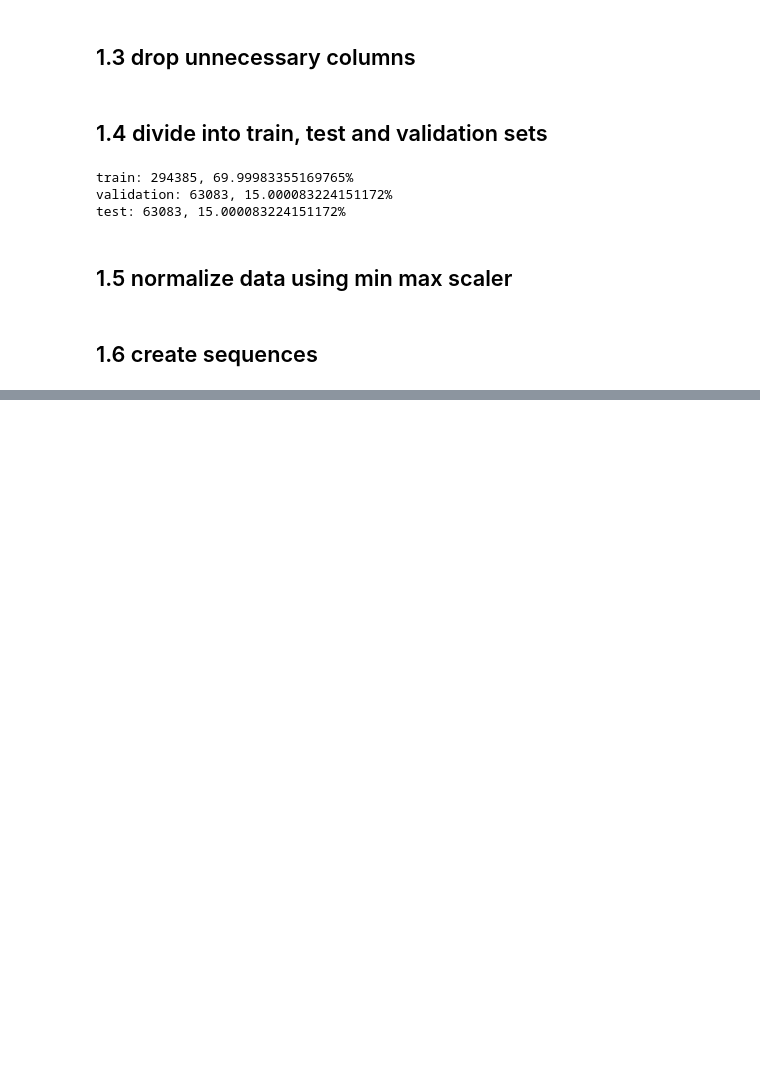
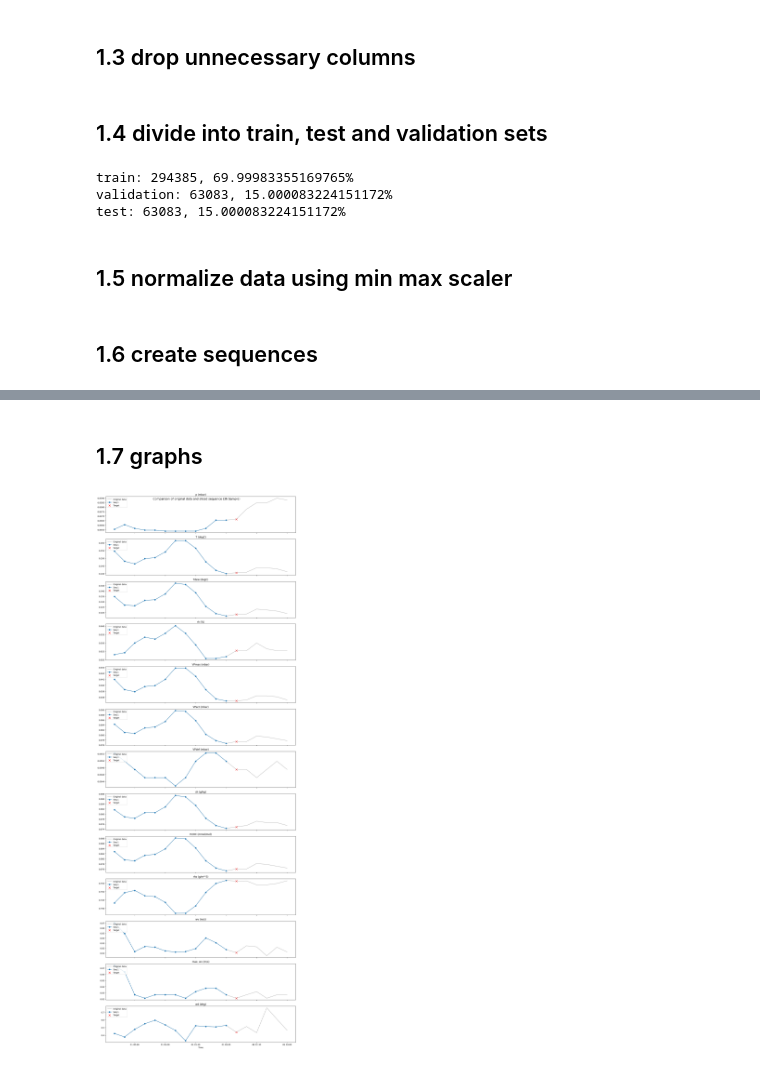
Before and after one commit to clouddiish/sequence_analysis, a Jupyter notebook: notebooks/1_prepare_dataset.ipynb, the cells around one changed output, grey strips where cells are left out. Cells and saved outputs as stored; diff of their text form; code cells hidden in the pictures; blank space fills up the shorter version.

Commit message:
feat: plots

```diff
--- a/notebooks/1_prepare_dataset.ipynb
+++ b/notebooks/1_prepare_dataset.ipynb
@@ -158,0 +158,46 @@ KeyboardInterrupt:
+# %% [markdown]
+## 1.7 graphs
+# %%
+df = pd.read_csv("../data/train_set_normalized.csv")
+df["Date Time"] = pd.to_datetime(df["Date Time"], format='%d.%m.%Y %H:%M:%S')
+
+points_per_hour = 6
+hours_to_plot = 3
+subset = df.iloc[:hours_to_plot * points_per_hour]
+timestamps_subset = subset["Date Time"].values
+data_subset = subset[NUMERIC_COLS].values
+
+sequence_length = X_train.shape[1]
+forecast_horizon = y_train.shape[1]
+X_subset, y_subset = create_sequences(data_subset, sequence_length, forecast_horizon)
+
+num_sequences_to_plot = 1  # how many sample sequences to show
+fig, axes = plt.subplots(len(NUMERIC_COLS), 1, figsize=(14, 3 * len(NUMERIC_COLS)), sharex=True)
+
+for idx, col in enumerate(NUMERIC_COLS):
+    ax = axes[idx] if len(NUMERIC_COLS) > 1 else axes
+
+    # Original data (gray)
+    ax.plot(subset["Date Time"], subset[col], color="gray", alpha=0.6, label="Original data")
+
+    # Sequences
+    for i in range(num_sequences_to_plot):
+        seq_start = i
+        seq_end = i + sequence_length
+        seq_time = subset["Date Time"].iloc[seq_start:seq_end]
+
+        ax.plot(seq_time, X_subset[i, :, idx], marker="o", label=f"Seq {i+1}")
+
+        # The target (future point)
+        target_time = subset["Date Time"].iloc[seq_end:seq_end+forecast_horizon]
+        ax.scatter(target_time, y_subset[i, :, idx], color="red", marker="x", s=80, label="Target" if i == 0 else "")
+
+    ax.set_title(col)
+    ax.legend(loc="upper left")
+
+plt.suptitle("Comparison of original data and sliced sequence (3h Sample)", fontsize=14)
+plt.xlabel("Time")
+plt.tight_layout()
+plt.show()
+# %% [output]
+[figure, added]
```
Also changed, not shown: parts of 2 cells of this notebook, 1 other file.
